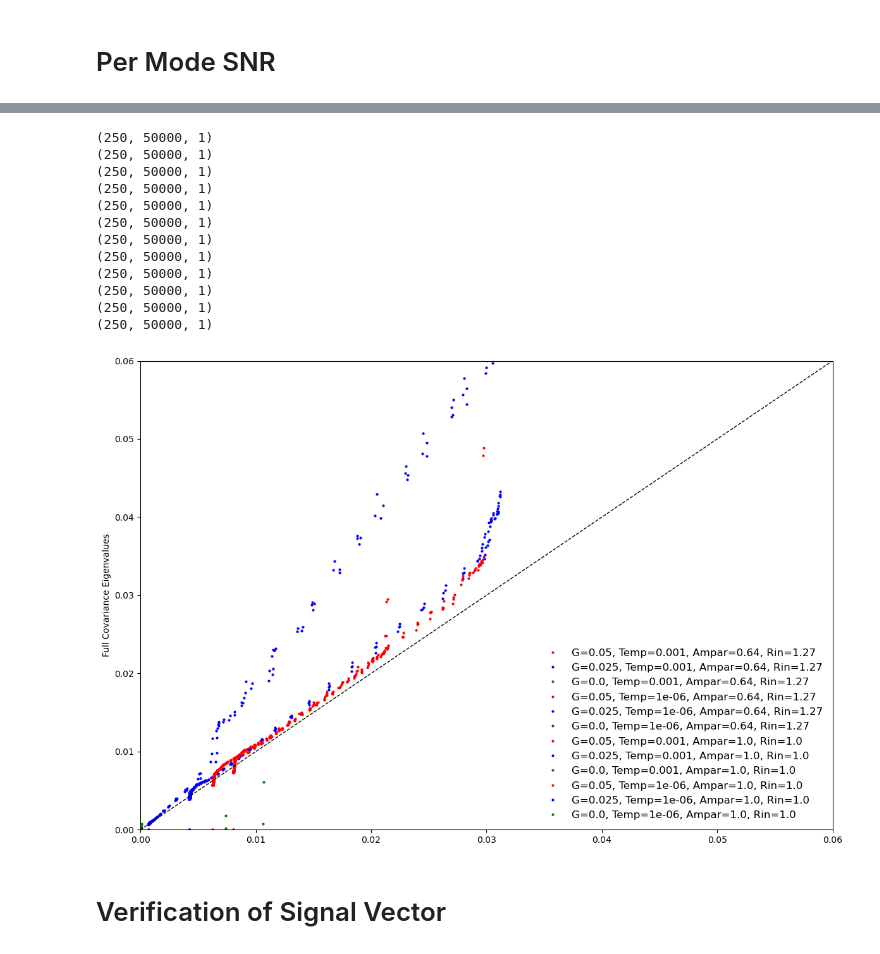
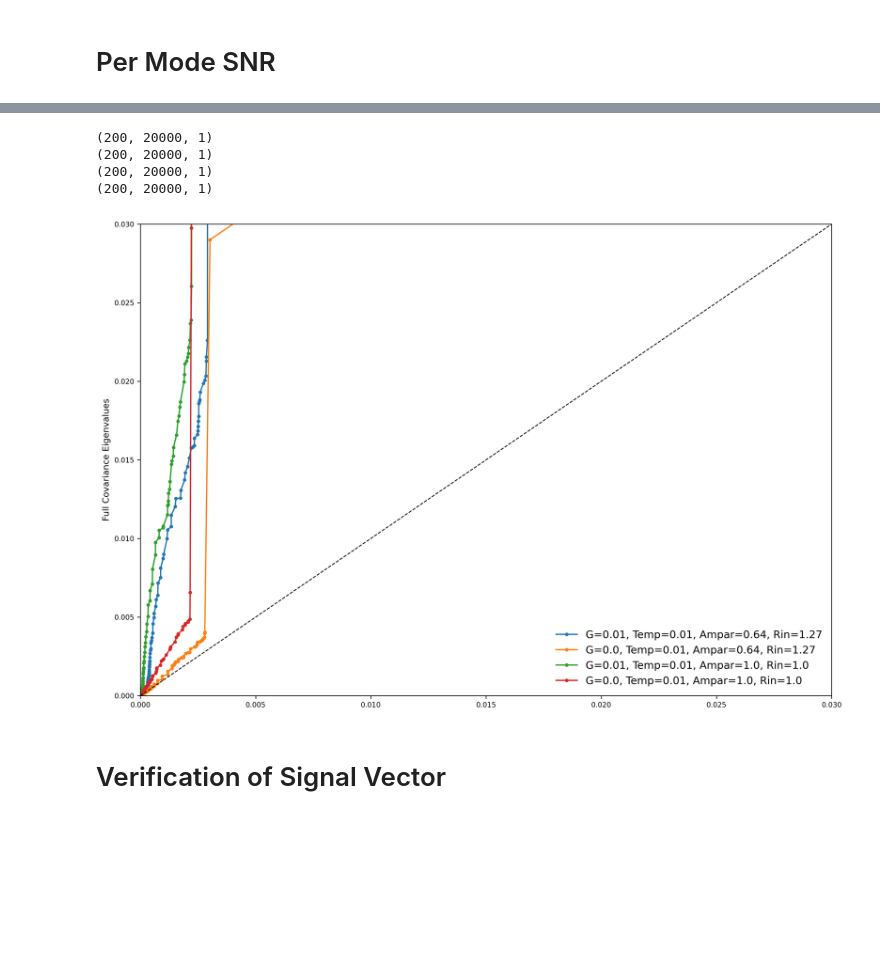
Before and after one commit to scastedo/continuous_attractor_project, a Jupyter notebook: data_analysis_new.ipynb, the cells around one changed output, grey strips where cells are left out. Drawn from its saved outputs; the diff is of its cells as text; code cells hidden in the pictures; blank space fills up the shorter version.

```diff
--- a/data_analysis_new.ipynb
+++ b/data_analysis_new.ipynb
@@ -12,7 +14,8 @@ from scipy.stats import norm
 # RUNS_DIR = Path("/data/scastedo/runs_feb_5_fast_2")
 # RUNS_DIR = Path("/data/scastedo/A little Older/runs_feb_equilibrium_2")
 # RUNS_DIR = Path('/home/castedo/Desktop/data_test/runs_feb_equilibrium_2')
-RUNS_DIR = Path('/home/castedo/Desktop/data_test/runs_feb_9_mitig_3')
+# RUNS_DIR = Path('/DATA/scastedo/runs_feb_15_main')
+RUNS_DIR = Path('/DATA/scastedo/runs_feb_18_long')
 
 def build_state_tensors(
     runs_dir: Path = RUNS_DIR,
@@ -1026,10 +733,9 @@ def get_bump(idir, num_neurons, sigma_input, amplitude):
     return input_bump_profile
 
 
-def calculate_R_slow(state, N, T,ampar,rin):
+def calculate_R_slow(state, N, T,ampar,rin,equilibrium_change):
     # Define R matrix which is (1-DJ)^-1 D/T    where D matrix is \partial(\sigma(h))/\partial h
     threshold_active_fraction = 0.1
-    equilibrium_change = BLOCK_SIZE
 
     indices = np.arange(N)
     i_matrix = indices[:, None]      # shape (N, 1)
@@ -1070,7 +776,7 @@ def calculate_R_slow(state, N, T,ampar,rin):
 
     return Mean_R_matrix
 
-def calculate_R_fast(state, N, T, ampar,rin):
+def calculate_R_fast(state, N, T, ampar,rin,yes_t):
     # STATE is N x GEn
     # Define R matrix which is (1-DJ)^-1 D/T    where D matrix is \partial(\sigma(h))/\partial h
     threshold_active_fraction = THRESH_ACTIVE_FRACTION_VALUES[0]
@@ -1085,12 +791,15 @@ def calculate_R_fast(state, N, T, ampar,rin):
 
 
     mean_firing_rate = state.mean(axis=1)
-    D_matrix = np.diag(mean_firing_rate * (1 - mean_firing_rate))#/T # DONT DIVIDE BY T HERE
+    if yes_t:
+        D_matrix = np.diag(mean_firing_rate * (1 - mean_firing_rate))/T # DONT DIVIDE BY T HERE
+    else:
+        D_matrix = np.diag(mean_firing_rate * (1 - mean_firing_rate))
     # plt.plot(mean_firing_rate*(1-mean_firing_rate), label = f'T = {T}, ETA = {eta}')
     R_matrix = np.linalg.inv(np.eye(N) - rin*ampar*D_matrix @ weights) @ D_matrix#*rin
     return R_matrix
 
-def calculate_R_fast_conserved(state, N, T, ampar, rin):
+def calculate_R_fast_conserved(state, N, T, ampar, rin, yes_t):
     # Build the same W you assume in theory
     threshold_active_fraction = THRESH_ACTIVE_FRACTION_VALUES[0]
     idx = np.arange(N)
@@ -1103,7 +812,10 @@ def calculate_R_fast_conserved(state, N, T, ampar, rin):
     m = state.mean(axis=1)  # <s_i>
     if T <= 0:
         raise ValueError("Mean-field D needs T>0; for T=0 use empirical cov or treat separately.")
-    D = np.diag(m * (1 - m))/T
+    if yes_t:
+        D = np.diag(m * (1 - m))/T
+    else:
+        D = np.diag(m * (1 - m))
 
     c = rin * ampar
     A = np.eye(N) - c * (D @ W)
@@ -1125,10 +837,8 @@ def calculate_R_fast_conserved(state, N, T, ampar, rin):
 # %%
 fig, ax = plt.subplots(figsize=(12, 8))
 
-# state_raw_temp2 = tensors[1,1,0.001,0.0,0.0][:,:,0,0]
-# cov_raw_temp2 = np.cov(state_raw_temp2)
-
 THETA = SIG_THETA_VALUES[0]
+ETA= ETA_VALUES[0]
 for AMPAR in AMPAR_VALUES:
     if AMPAR == 1.0:
         RIN = 1.0
@@ -1136,83 +846,63 @@ for AMPAR in AMPAR_VALUES:
         RIN = 1.27
 
     for TEMP in TEMP_VALUES[::-1]:
-        for ETA in ETA_VALUES[::-1]:
+        for THETA in SIG_THETA_VALUES[::-1]:
             state_one_angle = tensors[AMPAR, RIN, TEMP, ETA,THETA][:,:,:,0]
             Neurons, Generations, Trials = state_one_angle.shape
 
 
-            average_size = BLOCK_SIZE*10
+            average_size = BLOCK_SIZE//5
             n_blocks = Generations // average_size  # integer division
             cut = n_blocks * average_size             # how many generations to keep
             data_trimmed = state_one_angle[:, :cut, :]
             data_reshaped = data_trimmed.reshape(Neurons, n_blocks, average_size, Trials)
             data_avg = data_reshaped.mean(axis=2)
-
-            # take data_avg one ever 10 generations to reduce noise in covariance estimation
             data_avg = data_avg[:, :, :]
             print(data_avg.shape)
+
+
+
             state_one_angle = data_avg.reshape((Neurons, -1))
             covariance_full = np.cov(state_one_angle)
             eigenvalues_full, eigenvectors_full = np.linalg.eigh(covariance_full)
-
 
             tau_gamma = BLOCK_SIZE          # you redraw gamma every 100 generations
             L = average_size         # your averaging window (25)
             f_gamma = min(1.0, tau_gamma / L)   # = 1.0 here (since 100/25 = 4)
             f_T     = 1.0 / L                   # first pass; refine with autocorr if needed
-            Gamma = calculate_R_fast(state_one_angle, Neurons, TEMP, AMPAR, RIN)  # this is your Γ
 
-
-            #     # Gamma = cov_raw_temp1/TEMP
-            # if TEMP == 0.001:
-                # Gamma = cov_raw_temp2/TEMP
-            # if ETA ==0:
-                # continue
-
-
+            # Gamma = calculate_R_slow(state_one_angle, Neurons, TEMP, AMPAR, RIN, average_size)  # this is your Γ
+            Gamma = calculate_R_fast(state_one_angle, Neurons, TEMP, AMPAR, RIN, yes_t = True)  # this is your Γ
+            Sigma_pred = f_T*TEMP*Gamma/(AMPAR*RIN) #+ 0.5*f_gamma*(THETA*AMPAR*RIN)**2 * (Gamma @ Gamma.T) # predicted covariance from theory
 
             # Chi_sym = 0.5 * (Gamma + Gamma.T)                                     # enforce symmetry
-            # Sigma_pred = Gamma*f_T/RIN*2+ 0.5*f_gamma*(THETA*AMPAR*RIN)**2 * (Gamma @ Gamma.T) # predicted covariance from theory
-            Sigma_pred =Gamma*f_T+Gamma@Gamma.T*f_gamma
+            # Sigma_pred =Gamma*f_T+Gamma@Gamma.T*f_gamma
             # Sigma_pred = (AMPAR*RIN)**2 * (THETA**2) * (Gamma @ Gamma.T)
             # Sigma_pred = (TEMP/ RIN) * f_T * Chi_sym + (AMPAR**2) * (THETA**2) * f_gamma * (Gamma @ Gamma.T)
             # Sigma_pred = TEMP*Chi_sym + ETA**2*(Gamma @ Gamma.T)
 
             pred_full = np.linalg.eigvalsh(Sigma_pred)   # symmetric -> use eigvalsh
-            if ETA==0.05:
-                color = 'red'
-            if ETA==0.025:
-                color =
-            if ETA ==0:
-                color= 'green'
-            ax.plot(pred_full,eigenvalues_full, 'o', markersize=2,color = color, label=f'G={ETA}, Temp={TEMP}, Ampar={AMPAR}, Rin={RIN}')
+            ax.plot(pred_full,eigenvalues_full, 'o-', markersize=3, label=f'G={THETA}, Temp={TEMP}, Ampar={AMPAR}, Rin={RIN}')
 
 ax.plot([0, 1], [0, 1], 'k--', lw=1)
 ax.set_ylabel("Full Covariance Eigenvalues")
 # ax.set_xlabel(r"($\sigma_\gamma w \lambda_\Gamma)^2 + T*\lambda_\Gamma/r$   Matrix Eigenvalues")
-plt.xlim(0.,0.06)
-plt.ylim(0.,0.06)
+# how to set x and y lim to be within main cluster of points and ignore outliers?
+plt.xlim(0.,0.03)
+plt.ylim(0.,0.03)
 # plt.ylim(0,0.001)
 # plt.xscale('log')
 # plt.yscale('log')
 # plt.ylim(0,0.5)
 plt.legend(fontsize=12, frameon=False)
 fig.tight_layout()
 plt.show()
 # %% [output]
-(250, 50000, 1)
-(250, 50000, 1)
-(250, 50000, 1)
-(250, 50000, 1)
-(250, 50000, 1)
-(250, 50000, 1)
-(250, 50000, 1)
-(250, 50000, 1)
-(250, 50000, 1)
-(250, 50000, 1)
-(250, 50000, 1)
-(250, 50000, 1)
+(200, 20000, 1)
+(200, 20000, 1)
+(200, 20000, 1)
+(200, 20000, 1)
-[figure, old version]
+[figure, new version]
 # %% [markdown]
 # Verification of Signal Vector
 # %%
```
Also changed, not shown: parts of 24 cells of this notebook, 3 other files.
